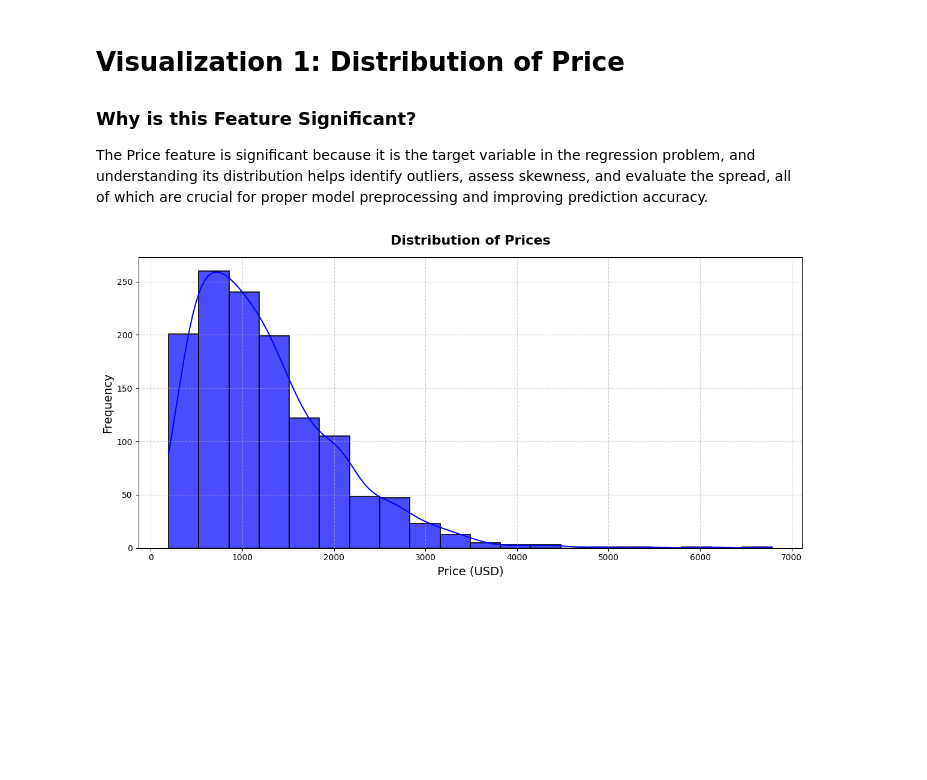
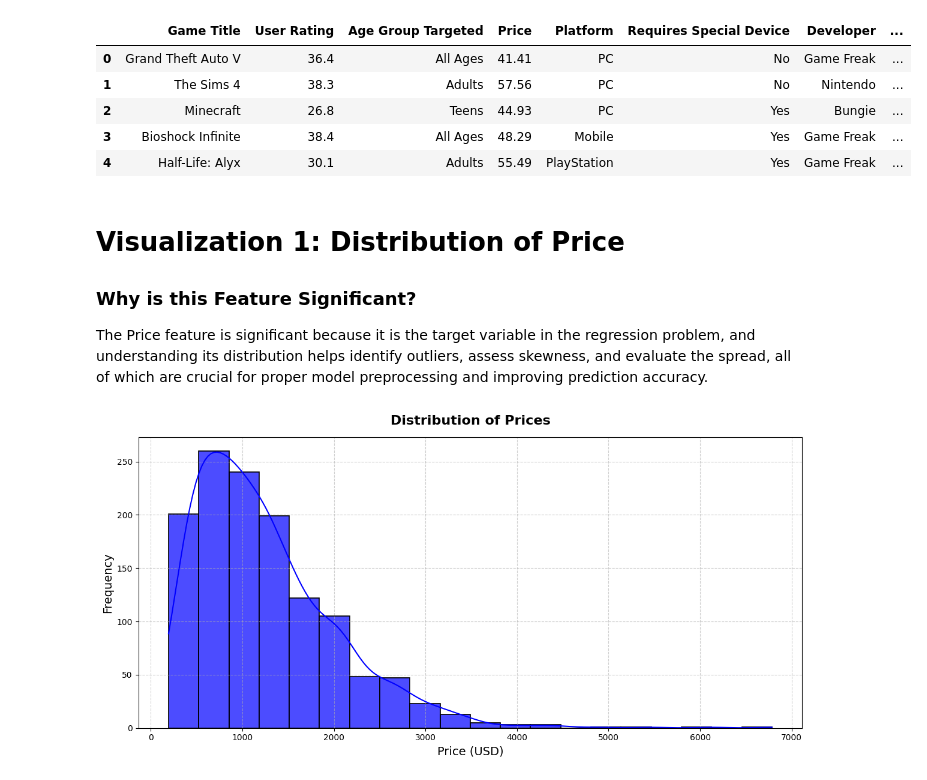
Before and after one commit to giladvi100/Data-Gaming, a Jupyter notebook: project.ipynb, the cells around one changed output. Drawn from its saved outputs; the diff is of its cells as text; code cells hidden in the pictures; blank space fills up the shorter version.

```diff
--- a/project.ipynb
+++ b/project.ipynb
@@ -64,3 +3,23 @@ dtype: object
+# %%
+# Import necessary libraries
+import pandas as pd
+import matplotlib.pyplot as plt
+import seaborn as sns
+import numpy as np
+import warnings
+warnings.filterwarnings("ignore")
+
+# Load the dataset
+data = pd.read_csv('./Dataset/video_game_reviews.csv')
+data = data.drop(columns=["Game Mode"])
+data.head()
+# %% [output]
+|  | Game Title | User Rating | Age Group Targeted | Price | Platform | Requires Special Device | Developer | ... |
+| 0 | Grand Theft Auto V | 36.4 | All Ages | 41.41 | PC | No | Game Freak | ... |
+| 1 | The Sims 4 | 38.3 | Adults | 57.56 | PC | No | Nintendo | ... |
+| 2 | Minecraft | 26.8 | Teens | 44.93 | PC | Yes | Bungie | ... |
+| 3 | Bioshock Infinite | 38.4 | All Ages | 48.29 | Mobile | Yes | Game Freak | ... |
+| 4 | Half-Life: Alyx | 30.1 | Adults | 55.49 | PlayStation | Yes | Game Freak | ... |
 # %% [markdown]
 # Visualization 1: Distribution of Price
 ### Why is this Feature Significant?
```
Also changed, not shown: parts of 3 cells of this notebook.
